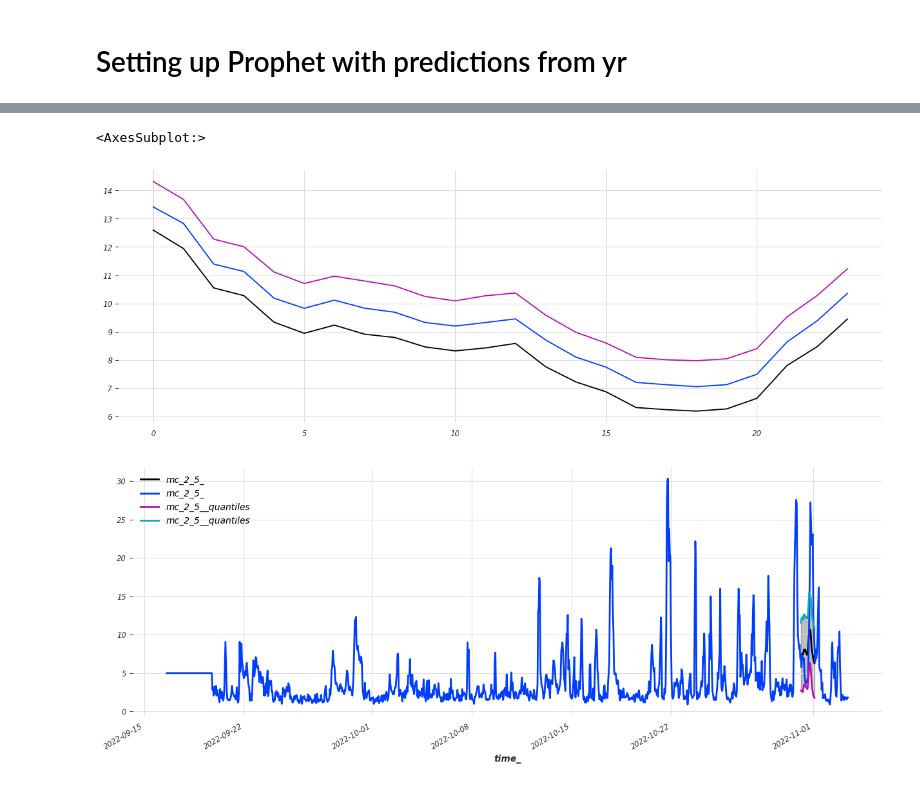
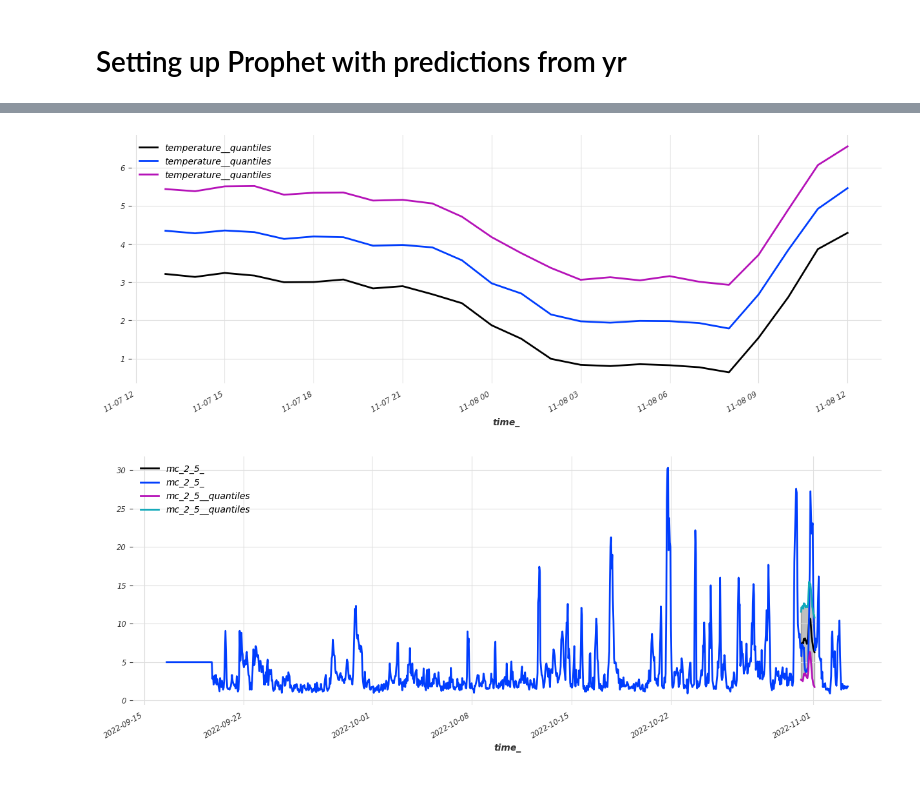
Before and after one commit to kundestyrt-norbit/timeseries-prediction, a Jupyter notebook: timestream_prophet.ipynb, the cells around one changed output, grey strips where cells are left out. Drawn from its saved outputs; the diff is of its cells as text; code cells hidden in the pictures.

```diff
--- a/timestream_prophet.ipynb
+++ b/timestream_prophet.ipynb
@@ -219,10 +217,10 @@ for sensor_name in sensors:
 # %%
-model_output[0][1]['yhat_lower'].plot()
-model_output[0][1]['yhat'].plot()
-model_output[0][1]['yhat_upper'].plot()
+model_output[0][1]['percentile005'].plot()
+model_output[0][1]['percentile050'].plot()
+model_output[0][1]['percentile095'].plot()
+series
 # %% [output]
-<AxesSubplot:>
-[figure, old version]
+[figure, new version]
 # %%
 prediction_prophet = prophet.predict(n=24,
                                     future_covariates=series_prediction[:-24].concatenate(series_prediction_test),
```
Also changed, not shown: parts of 7 cells of this notebook, 1 other file.
